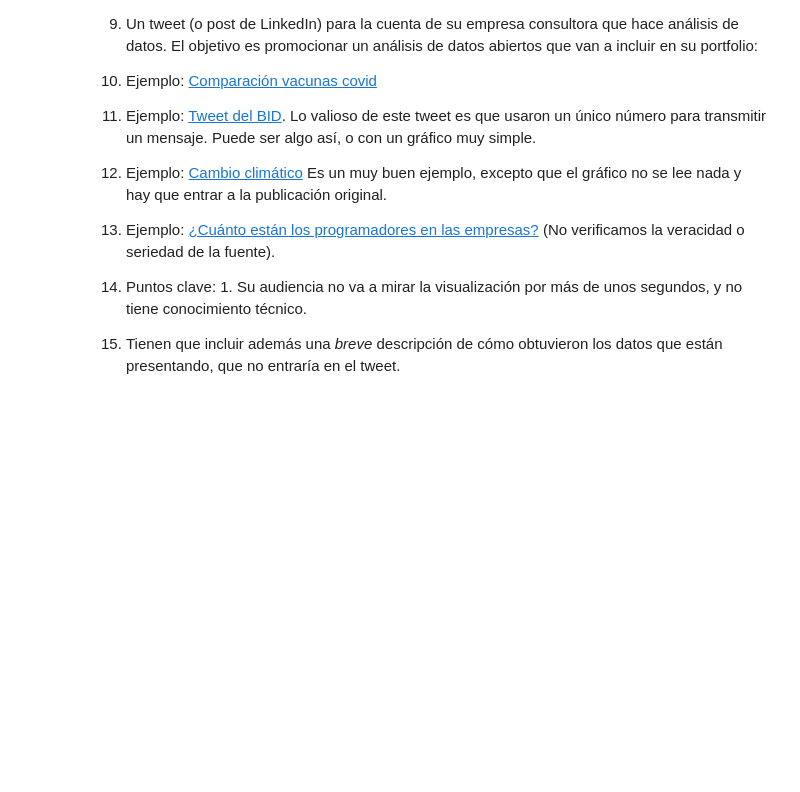
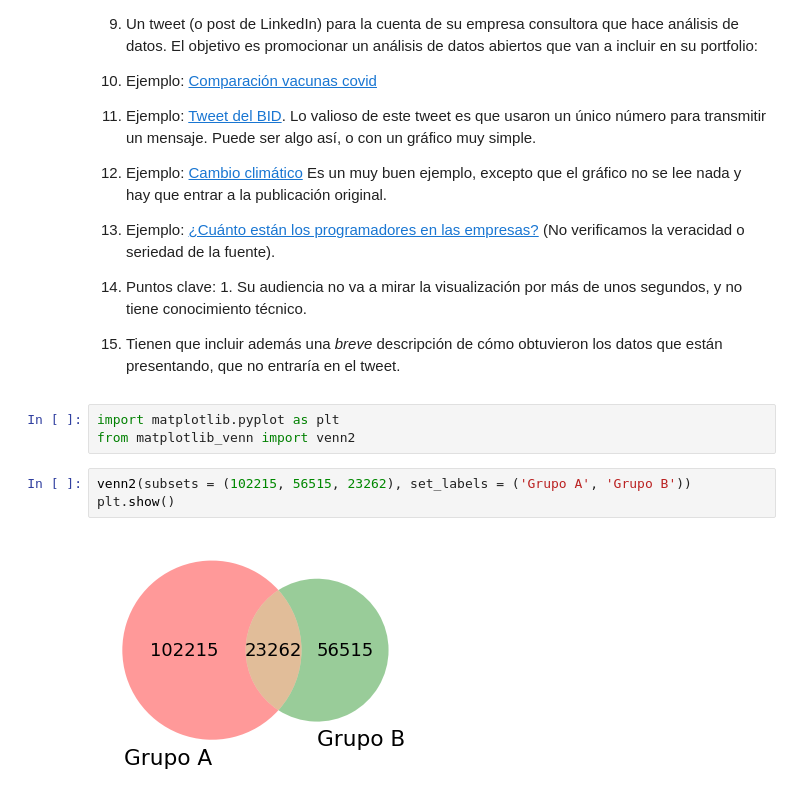
Before and after one commit to fnbellomo/DiploDatos2021, a Jupyter notebook: Copia_de_Entregable_Parte_2_Ro.ipynb, the cells around one changed output. Cells and saved outputs as stored; diff of their text form; blank space fills up the shorter version.

```diff
--- a/Copia_de_Entregable_Parte_2_Ro.ipynb
+++ b/Copia_de_Entregable_Parte_2_Ro.ipynb
@@ -246,3 +229,11 @@ No más de 1 página A4 (o dos si los gráficos son muy grandes).
   4. Puntos clave:
     1. Su audiencia no va a mirar la visualización por más de unos segundos, y no tiene conocimiento técnico.
   3. Tienen que incluir además una *breve* descripción de cómo obtuvieron los datos que están presentando, que no entraría en el tweet.
+# %%
+import matplotlib.pyplot as plt
+from matplotlib_venn import venn2
+# %%
+venn2(subsets = (102215, 56515, 23262), set_labels = ('Grupo A', 'Grupo B'))
+plt.show()
+# %% [output]
+[figure, added]
```
Also changed, not shown: parts of 11 cells of this notebook.
